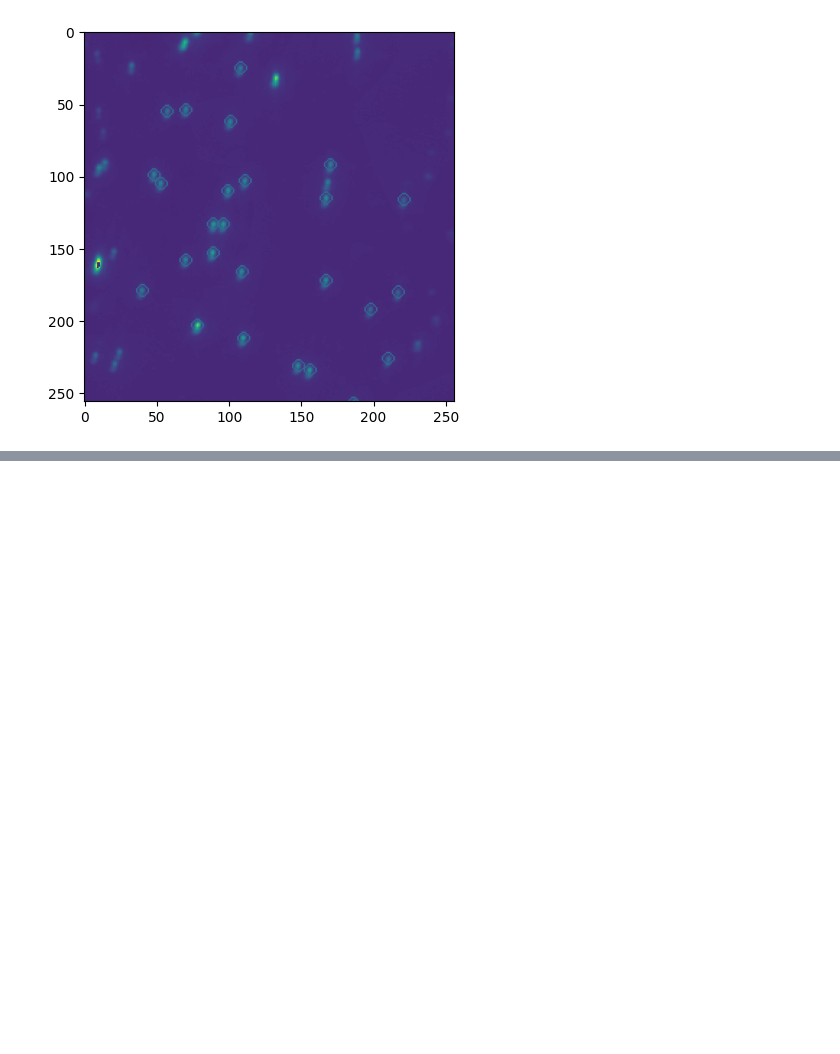
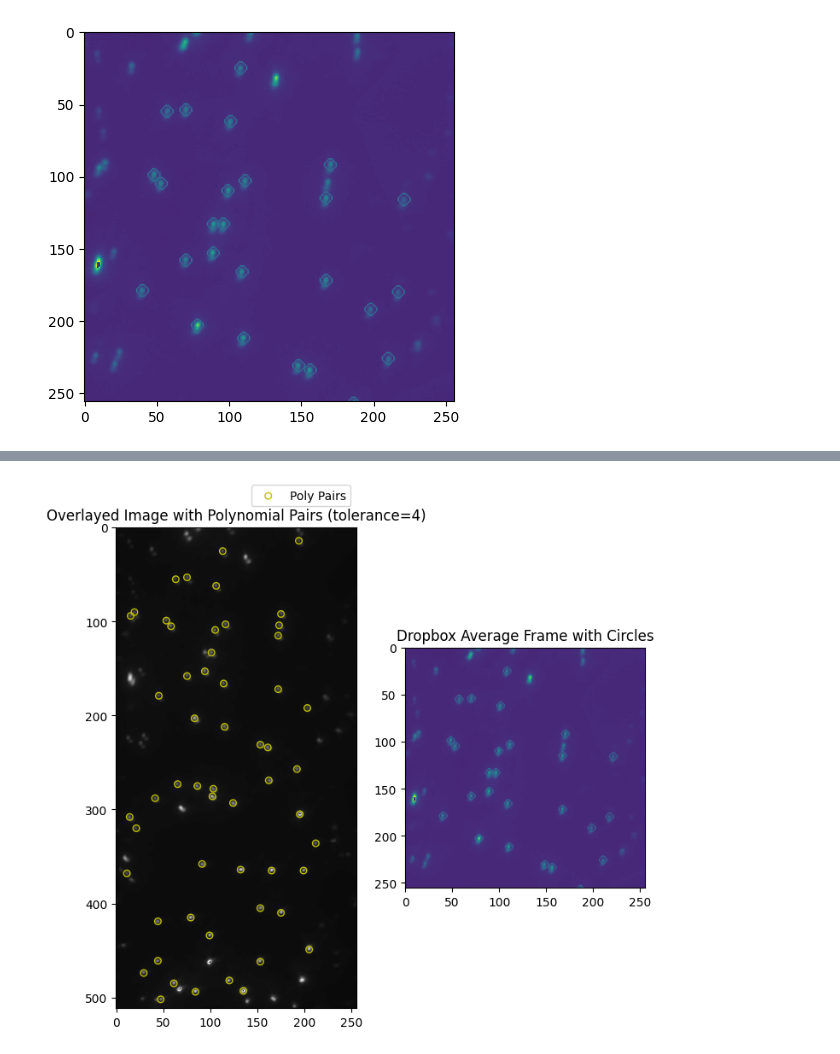
Before and after one commit to ljhason/smImaging-Exploration, a Jupyter notebook: img_avg_map/Avg_merged.ipynb, the cells around one changed output, grey strips where cells are left out. Saved outputs shown, nothing was run; the diff lists cells and outputs as text; code cells hidden in the pictures; blank space fills up the shorter version.

```diff
--- a/img_avg_map/Avg_merged.ipynb
+++ b/img_avg_map/Avg_merged.ipynb
@@ -60,0 +151,12 @@ plt.show()
+# %%
+fig, axes = plt.subplots(1,2, figsize=(8, 16))
+axes[0].imshow(overlay_img, cmap="gray")
+axes[0].scatter(poly_pair_arr_CH1_tol4_10[:, 1], poly_pair_arr_CH1_tol4_10[:, 0], s=30, facecolors='none', edgecolors='y', label='Poly Pairs')
+axes[0].set_title("Overlayed Image with Polynomial Pairs (tolerance=4)")
+axes[0].legend(loc='upper right', bbox_to_anchor=(1.0, 1.1))
+
+axes[1].imshow(average_circ_DB_image)
+axes[1].set_title("Dropbox Average Frame with Circles")
+plt.show()
+# %% [output]
+[figure, added]
```
Also changed, not shown: parts of 6 cells of this notebook, 2 other files.
